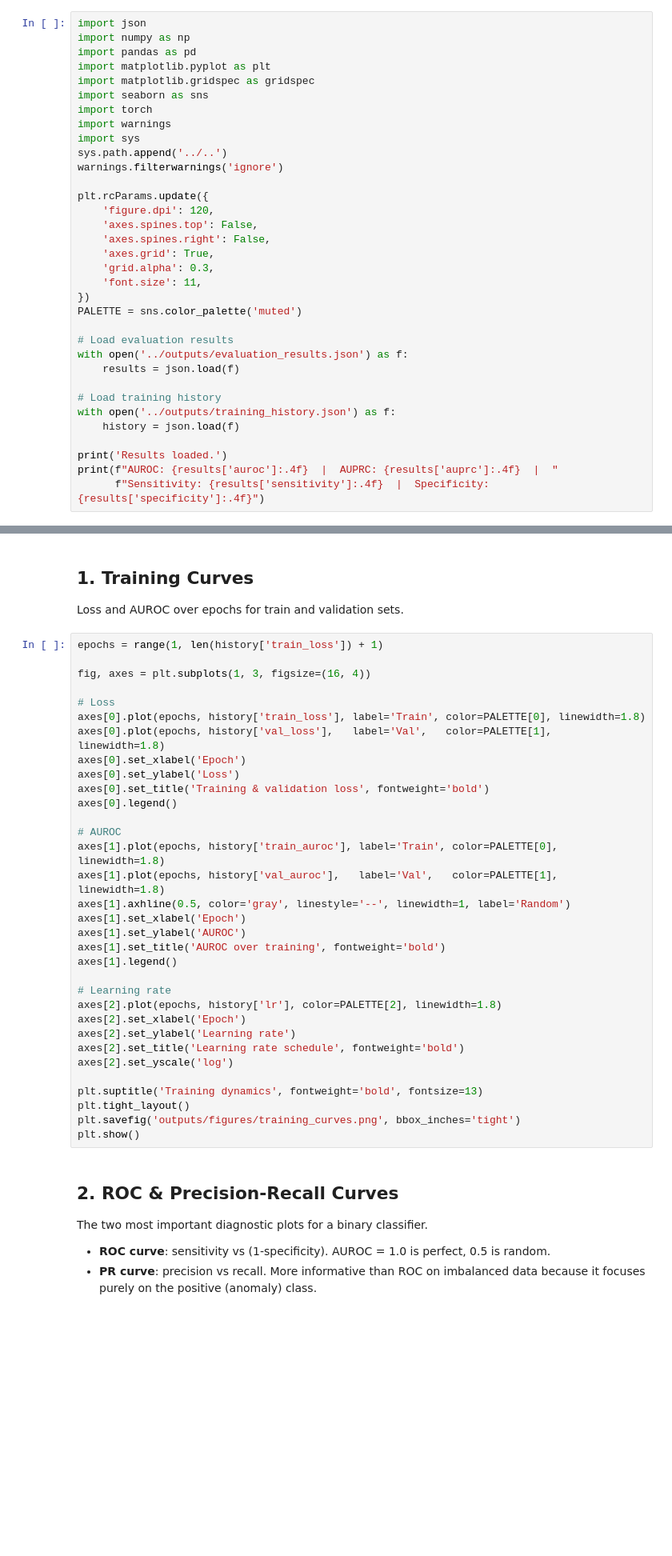
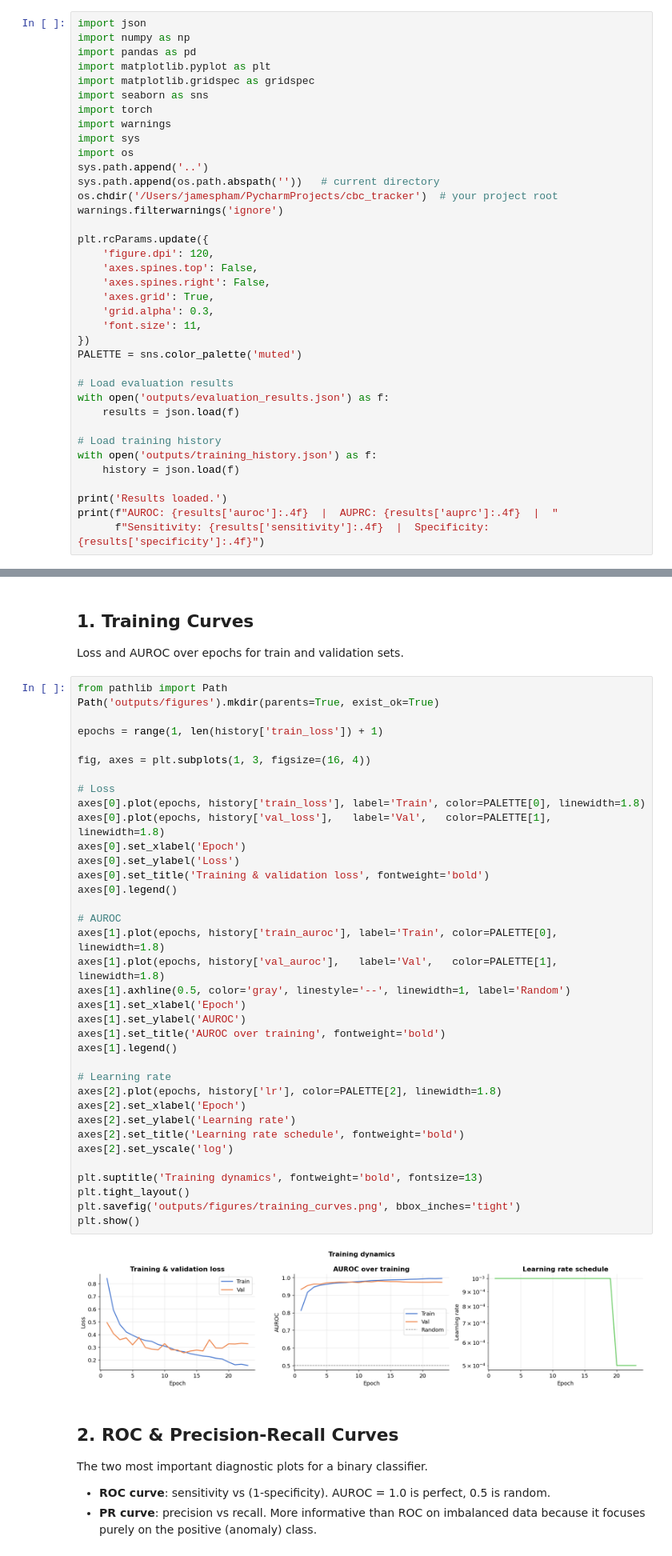
Before and after one commit to jampham1/cbc_tracker, a Jupyter notebook: notebooks/results_analysis.ipynb, the cells around one changed output, grey strips where cells are left out. Shown at 80% size. Drawn from its saved outputs; the diff is of its cells as text; blank space fills up the shorter version.

Commit message:
full basic level project done

```diff
--- a/notebooks/results_analysis.ipynb
+++ b/notebooks/results_analysis.ipynb
@@ -17,7 +17,10 @@ import seaborn as sns
 import torch
 import warnings
 import sys
-sys.path.append('../..')
+import os
+sys.path.append('..')
+sys.path.append(os.path.abspath(''))   # current directory
+os.chdir('/Users/jamespham/PycharmProjects/cbc_tracker')  # your project root
 warnings.filterwarnings('ignore')
 
 plt.rcParams.update({
@@ -31,11 +34,11 @@ plt.rcParams.update({
 PALETTE = sns.color_palette('muted')
 
 # Load evaluation results
-with open('../outputs/evaluation_results.json') as f:
+with open('outputs/evaluation_results.json') as f:
     results = json.load(f)
 
 # Load training history
-with open('../outputs/training_history.json') as f:
+with open('outputs/training_history.json') as f:
     history = json.load(f)
 
 print('Results loaded.')
@@ -45,38 +51,43 @@ print(f"AUROC: {results['auroc']:.4f}  |  AUPRC: {results['auprc']:.4f}  |  "
 ## 1. Training Curves
 Loss and AUROC over epochs for train and validation sets.
 # %%
+from pathlib import Path
+Path('outputs/figures').mkdir(parents=True, exist_ok=True)
+
 epochs = range(1, len(history['train_loss']) + 1)
 
 fig, axes = plt.subplots(1, 3, figsize=(16, 4))
 
 # Loss
 axes[0].plot(epochs, history['train_loss'], label='Train', color=PALETTE[0], linewidth=1.8)
 axes[0].plot(epochs, history['val_loss'],   label='Val',   color=PALETTE[1], linewidth=1.8)
 axes[0].set_xlabel('Epoch')
 axes[0].set_ylabel('Loss')
 axes[0].set_title('Training & validation loss', fontweight='bold')
 axes[0].legend()
 
 # AUROC
 axes[1].plot(epochs, history['train_auroc'], label='Train', color=PALETTE[0], linewidth=1.8)
 axes[1].plot(epochs, history['val_auroc'],   label='Val',   color=PALETTE[1], linewidth=1.8)
 axes[1].axhline(0.5, color='gray', linestyle='--', linewidth=1, label='Random')
 axes[1].set_xlabel('Epoch')
 axes[1].set_ylabel('AUROC')
 axes[1].set_title('AUROC over training', fontweight='bold')
 axes[1].legend()
 
 # Learning rate
 axes[2].plot(epochs, history['lr'], color=PALETTE[2], linewidth=1.8)
 axes[2].set_xlabel('Epoch')
 axes[2].set_ylabel('Learning rate')
 axes[2].set_title('Learning rate schedule', fontweight='bold')
 axes[2].set_yscale('log')
 
 plt.suptitle('Training dynamics', fontweight='bold', fontsize=13)
 plt.tight_layout()
 plt.savefig('outputs/figures/training_curves.png', bbox_inches='tight')
 plt.show()
+# %% [output]
+[figure, added]
 # %% [markdown]
 ## 2. ROC & Precision-Recall Curves
 The two most important diagnostic plots for a binary classifier.
```
Also changed, not shown: parts of 6 cells of this notebook, 12 other files.
